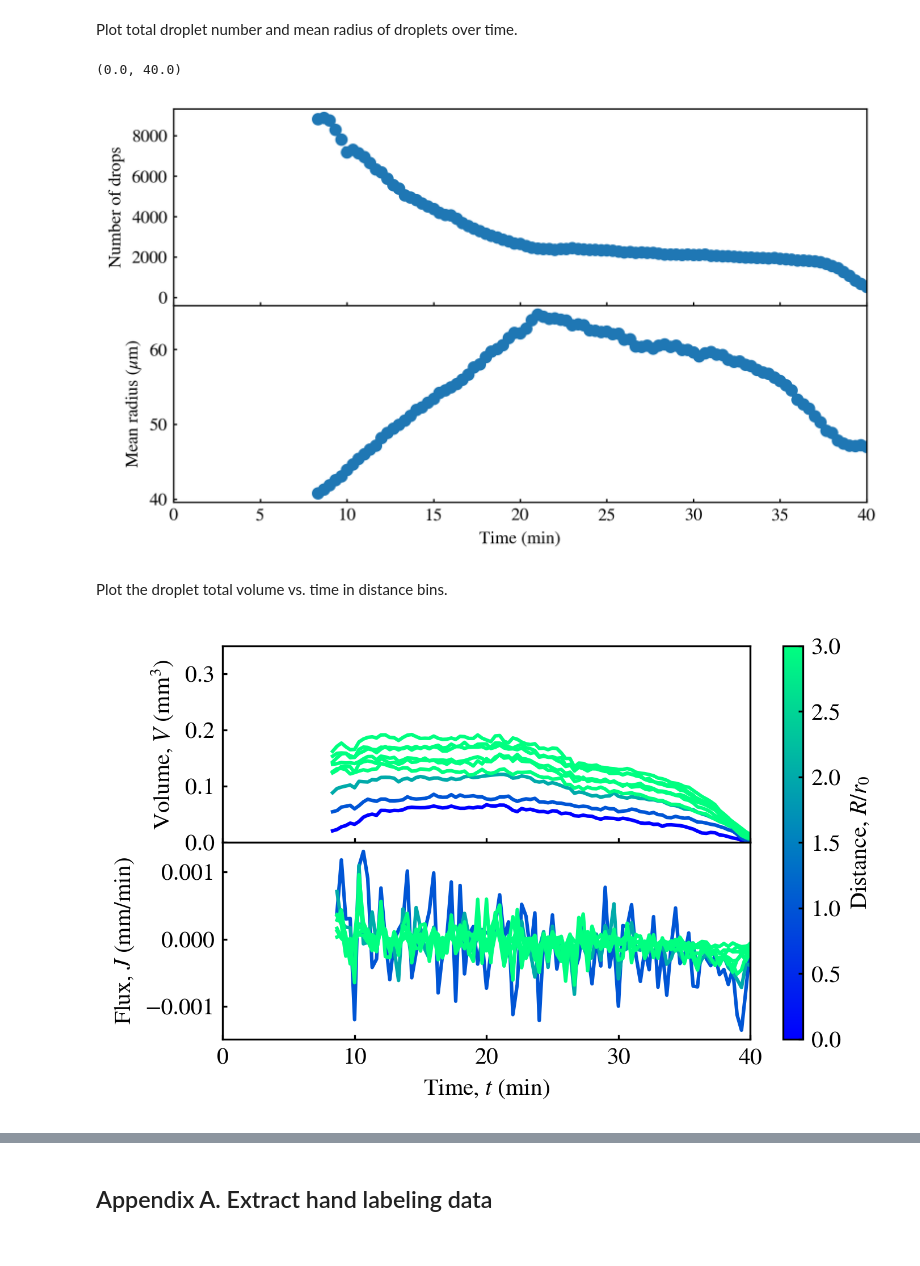
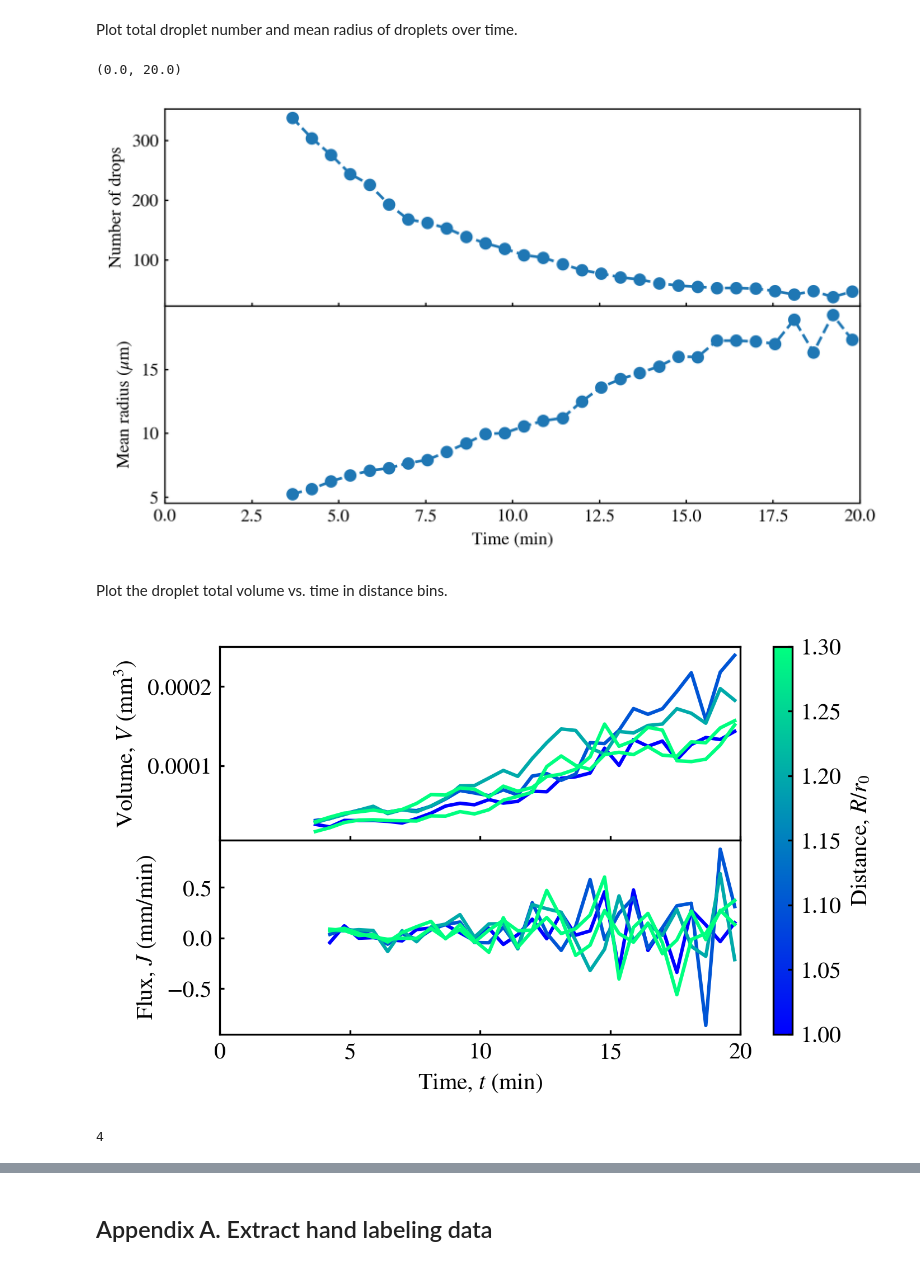
Before and after one commit to ZLoverty/F, a Jupyter notebook: Code/Condensation_flux.ipynb, the cells around one changed output, grey strips where cells are left out. Drawn from its saved outputs; the diff is of its cells as text; code cells hidden in the pictures.

```diff
--- a/Code/Condensation_flux.ipynb
+++ b/Code/Condensation_flux.ipynb
@@ -116,10 +119,10 @@ for frame_number in fns:
 # %% [markdown]
 Plot total droplet number and mean radius of droplets over time.
 # %%
-folder = r"E:\F\06282024\tracking\exp5"
+folder = r"E:\F\09252024\tracking\exp2"
 l = readdata(os.path.join(folder, "blob"), "csv")
 # read calibration data
-with open(os.path.join(folder, "fps_mpp.txt")) as f:
+with open(os.path.join(folder, "fps_mpp.txt"), "r") as f:
     fps = float(f.readline().strip().split(":")[1])
     mpp = float(f.readline().strip().split(":")[1])
     x0, y0, r0 = [int(i) for i in f.readline().strip().split(":")[1].split(",")]
@@ -143,16 +146,16 @@ ax[0].set_ylabel("Number of drops")
 ax[1].plot(np.array(t)/60, mean_size, ls="--", marker="o")
 ax[1].set_ylabel("Mean radius ($\mu$m)")
 ax[1].set_xlabel("Time (min)")
-ax[1].set_xlim(0, 40)
+ax[1].set_xlim(0, 20)
 # %% [output]
-(0.0, 40.0)
+(0.0, 20.0)
-[figure, old version]
+[figure, new version]
 # %% [markdown]
 Plot the droplet total volume vs. time in distance bins.
 # %%
 # set up the parameters
-folder = r"E:\F\06282024\tracking\exp5"
-bins = np.linspace(r0, 3*r0, 10)
+folder = r"E:\F\09252024\tracking\exp2"
+bins = np.linspace(r0, 1.3*r0, 6)
 
 l = readdata(os.path.join(folder, "blob"), "csv")
 # read calibration data
@@ -182,32 +185,37 @@ dt = 5 / fps / 60
 
 flux = pd.DataFrame()
 for kw in df.T:
-    area = 2 * np.pi * (kw*r0*mpp*1e-3) * dr
+    # area = 2 * np.pi * (kw*r0*mpp*1e-3) * dr
+    area = 1080 * mpp * 1e-3 * dr
     flux[kw] = (df.T[kw].diff() / area / dt)
 # %%
 flux = flux.T
 # %%
 fig, ax = plt.subplots(nrows=2, figsize=(5, 3), dpi=300, sharex=True, gridspec_kw={"hspace": 0})
 cmap = plt.cm.get_cmap("winter")
 for kw in df.T:
     t = df.T.index.astype(float)/fps/60 # in min
     ax[0].plot(t, df.T[kw], color=cmap(kw/3), label=f"${kw:.1f}$")
     ax[1].plot(t, flux.T[kw], color=cmap(kw/3), label=f"${kw:.1f}$")
 # ax.legend(frameon=False, title="Distance ($r_0$)")
 # generate a colorbar
-sm = plt.cm.ScalarMappable(cmap=cmap, norm=plt.Normalize(0, 3))
+sm = plt.cm.ScalarMappable(cmap=cmap, norm=plt.Normalize(1, 1.3))
 sm.set_array([])
 plt.colorbar(sm, ax=ax, label="Distance, $R/r_0$")
 # plt.colorbar(sm, ax=ax[1], label="Distance, $R/r_0$")
-ax[0].set_xlim([0, 40])
-ax[0].set_ylim([0, 0.35])
+ax[0].set_xlim([0, 20])
+# ax[0].set_ylim([0, 0.35])
 ax[1].set_xlabel("Time, $t$ (min)")
 ax[0].set_ylabel("Volume, $V$ (mm$^3$)")
 ax[1].set_ylabel("Flux, $J$ (mm/min)")
 # plt.tight_layout()
 fig.savefig("volume_vs_time.pdf")
 # %% [output]
-[figure, old version]
+[figure, new version]
+# %%
+kw
+# %% [output]
+4
 # %%
 # plot flux as a function of distance
 fig, ax = plt.subplots(figsize=(4, 2.5), dpi=300)
```
Also changed, not shown: parts of 4 cells of this notebook, 9 other files.
